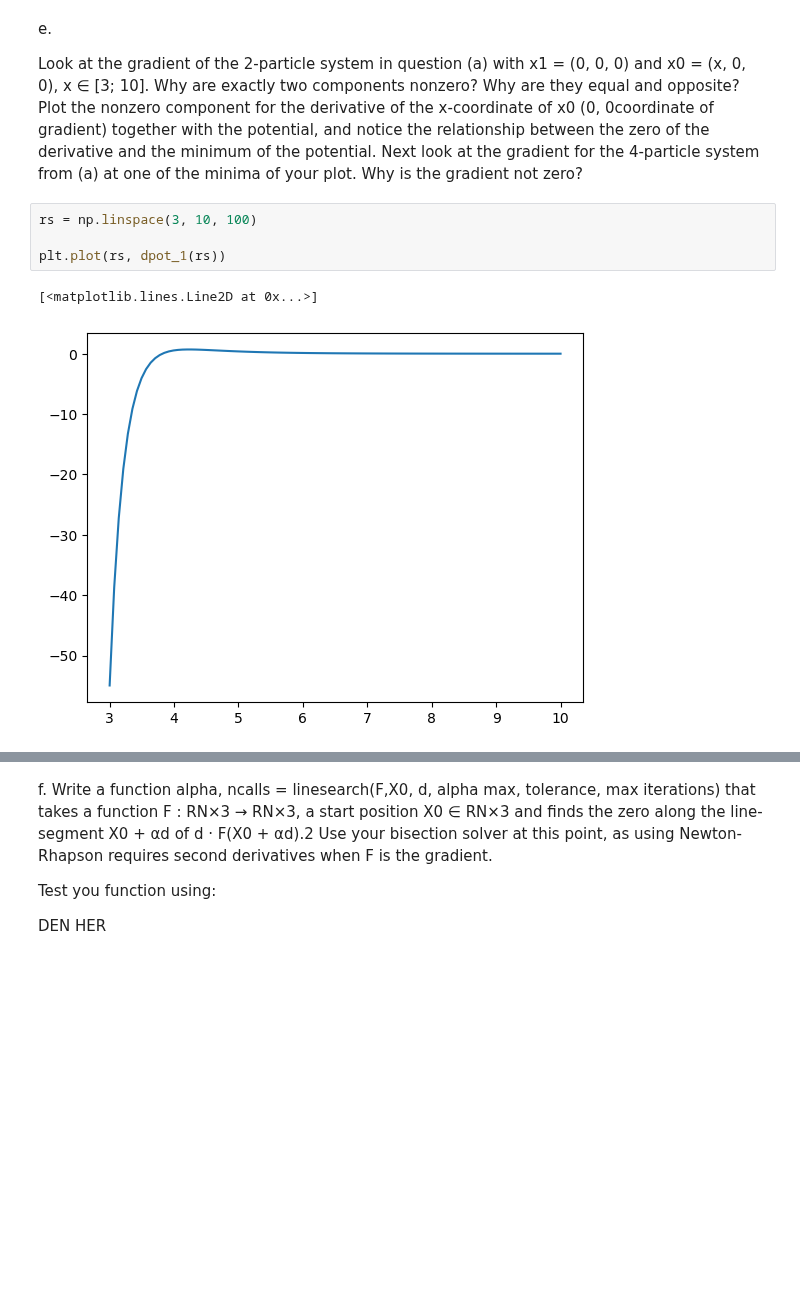
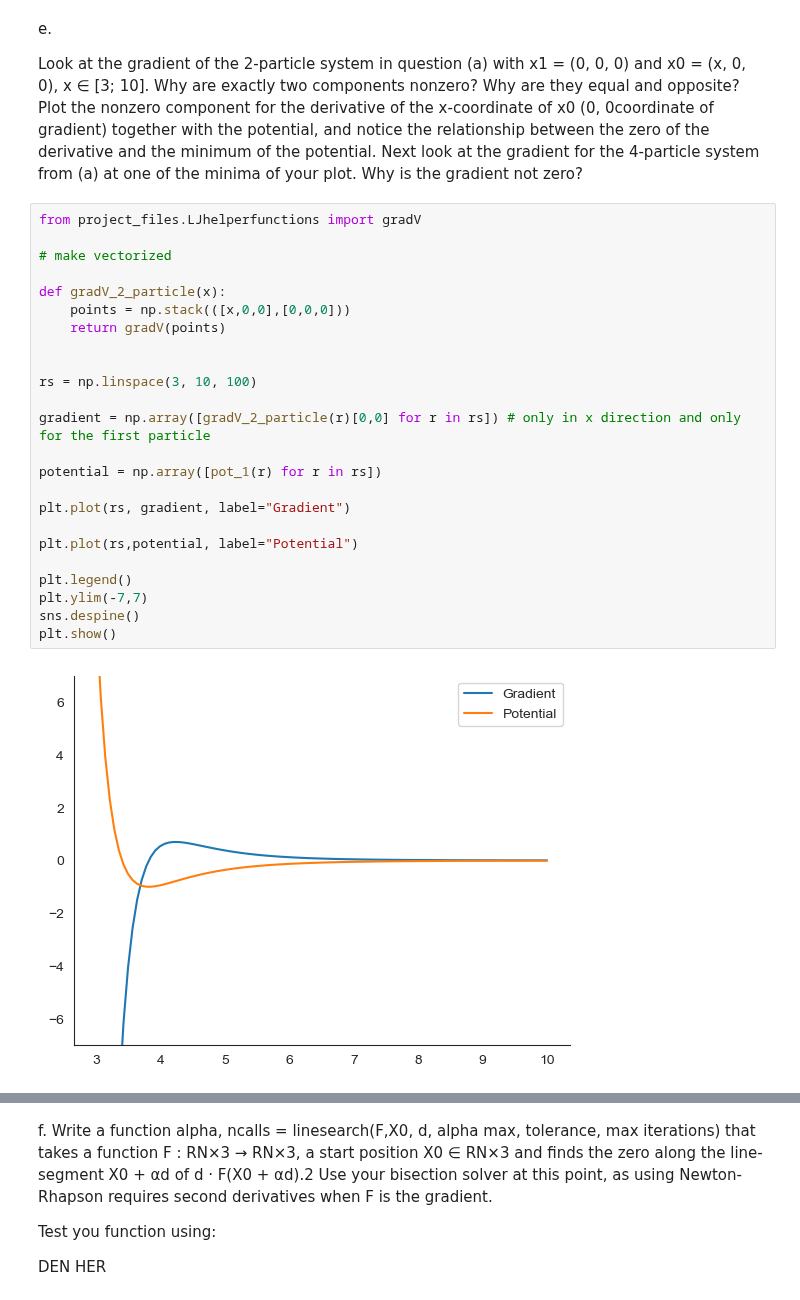
Before and after one commit to JakobSchauser/MscPhysics, a Jupyter notebook: Scientific Computing/Project3/project3.ipynb, the cells around one changed output, grey strips where cells are left out. Saved outputs shown, nothing was run; the diff lists cells and outputs as text; blank space fills up the shorter version.

Commit message:
Handed in unfinished SciCo project 3

```diff
--- a/Scientific Computing/Project3/project3.ipynb
+++ b/Scientific Computing/Project3/project3.ipynb
@@ -141,10 +157,29 @@ root(pot_1, dpot_1, 2, 1e-13, 1000)
 e.
 
  Look at the gradient of the 2-particle system in question (a) with x1 = (0, 0, 0) and x0 = (x, 0, 0), x ∈ [3; 10]. Why are exactly two components nonzero? Why are they equal and opposite? Plot the nonzero component for the derivative of the x-coordinate of x0 (0, 0coordinate of gradient) together with the potential, and notice the relationship between the zero of the derivative and the minimum of the potential. Next look at the gradient for the 4-particle system from (a) at one of the minima of your plot. Why is the gradient not zero?
-# %%
-rs = np.linspace(3, 10, 100)
-
-plt.plot(rs, dpot_1(rs))
-# %% [output]
-[<matplotlib.lines.Line2D at 0x...>]
-[figure, removed]
+# %%
+from project_files.LJhelperfunctions import gradV
+
+# make vectorized
+
+def gradV_2_particle(x):
+    points = np.stack(([x,0,0],[0,0,0]))
+    return gradV(points)
+
+
+rs = np.linspace(3, 10, 100)
+
+gradient = np.array([gradV_2_particle(r)[0,0] for r in rs]) # only in x direction and only for the first particle
+
+potential = np.array([pot_1(r) for r in rs])
+
+plt.plot(rs, gradient, label="Gradient")
+
+plt.plot(rs,potential, label="Potential")
+
+plt.legend()
+plt.ylim(-7,7)
+sns.despine()
+plt.show()
+# %% [output]
+[figure, added]
```
Also changed, not shown: parts of 13 cells of this notebook, 4 other files.
